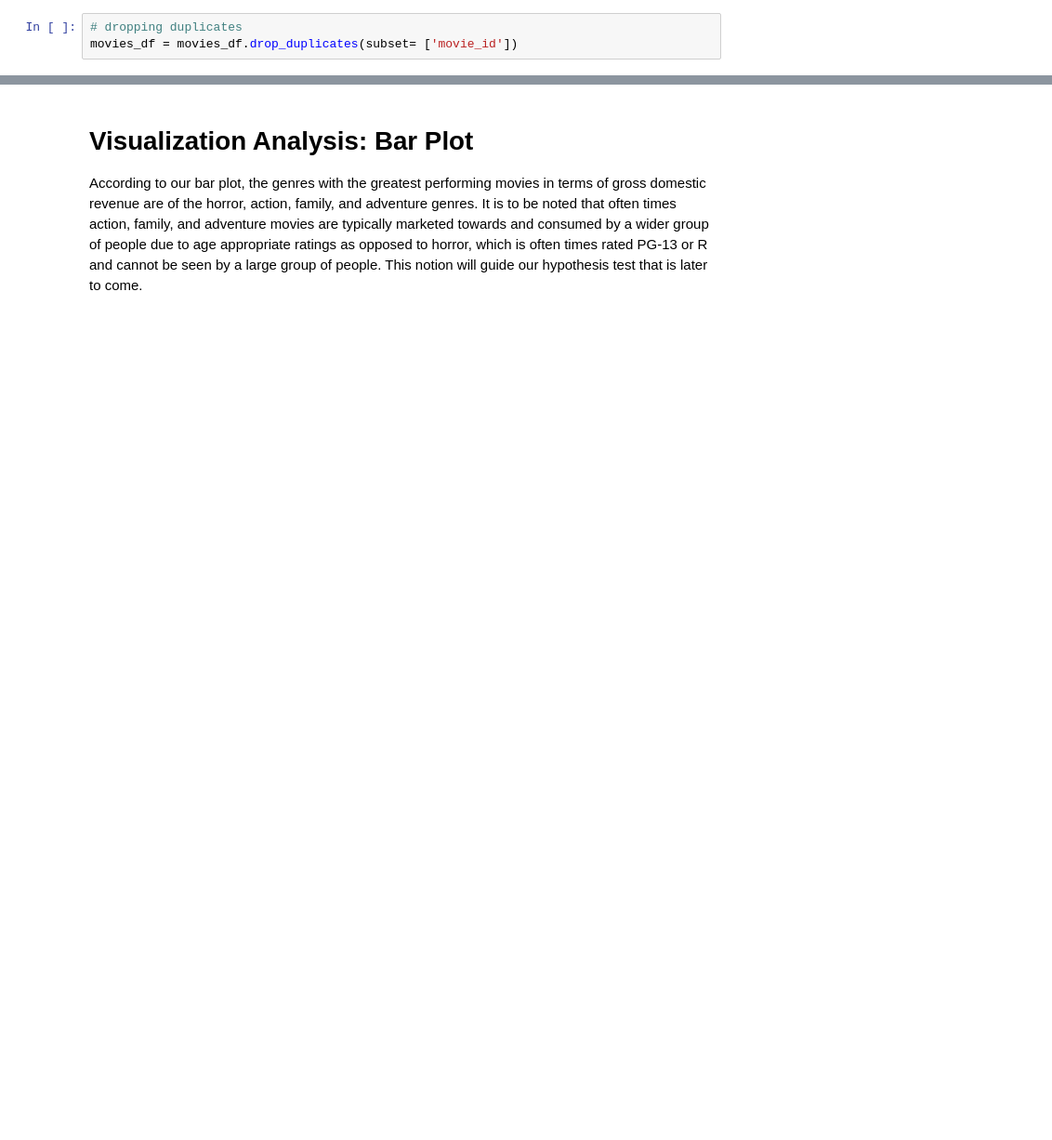
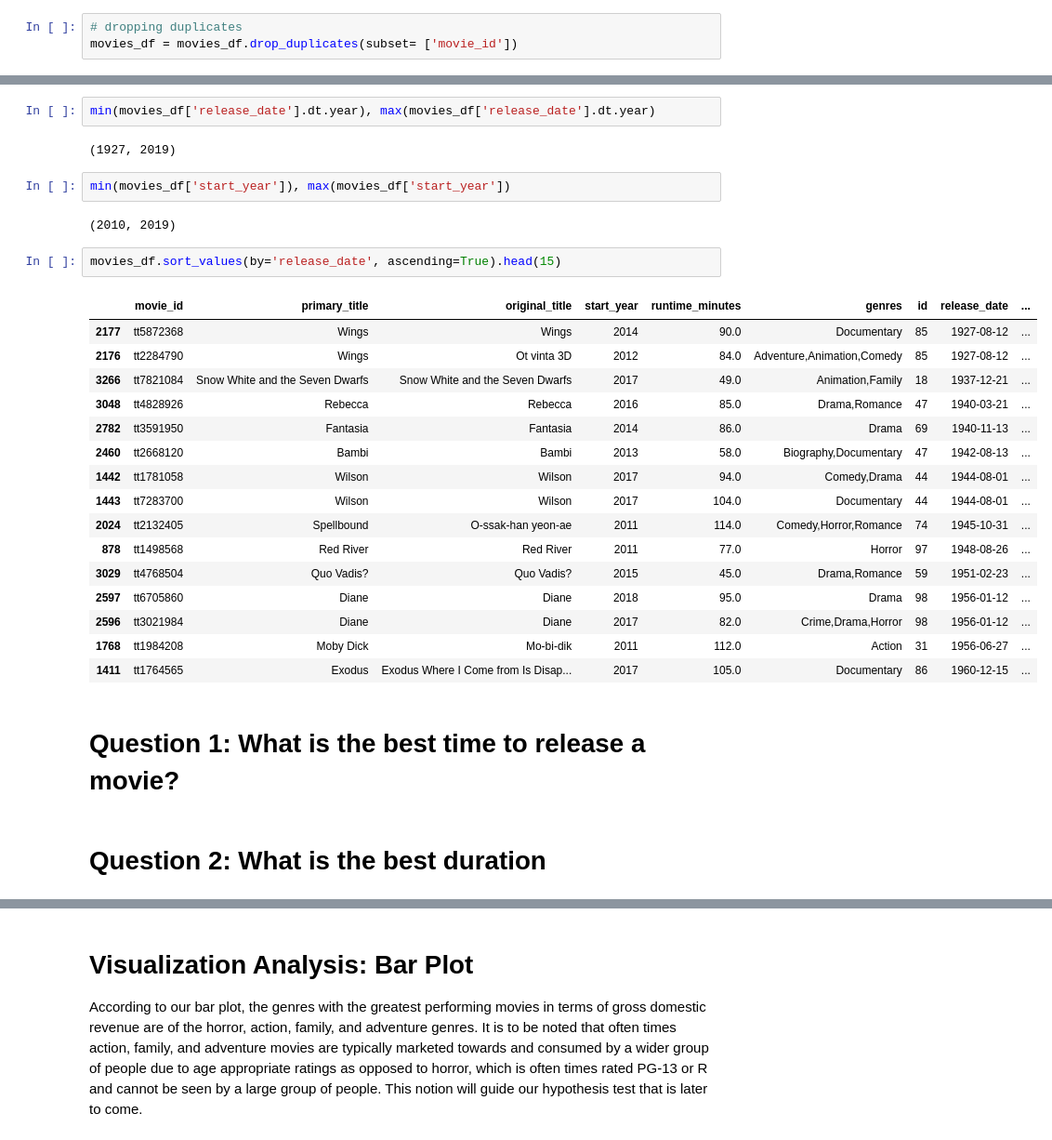
Before and after one commit to harte3/Flatiron-Capstone-Group-2, a Jupyter notebook: Final Notebook.ipynb, the cells around one changed output, grey strips where cells are left out. Shown at 93% size. Saved outputs shown, nothing was run; the diff lists cells and outputs as text; blank space fills up the shorter version.

```diff
--- a/Final Notebook.ipynb
+++ b/Final Notebook.ipynb
@@ -319,3 +319,34 @@ Name: domestic_gross, Length: 3539, dtype: int32
+# %%
+min(movies_df['release_date'].dt.year), max(movies_df['release_date'].dt.year)
+# %% [output]
+(1927, 2019)
+# %%
+min(movies_df['start_year']), max(movies_df['start_year'])
+# %% [output]
+(2010, 2019)
+# %%
+movies_df.sort_values(by='release_date', ascending=True).head(15)
+# %% [output]
+|  | movie_id | primary_title | original_title | start_year | runtime_minutes | genres | id | release_date | ... |
+| 2177 | tt5872368 | Wings | Wings | 2014 | 90.0 | Documentary | 85 | 1927-08-12 | ... |
+| 2176 | tt2284790 | Wings | Ot vinta 3D | 2012 | 84.0 | Adventure,Animation,Comedy | 85 | 1927-08-12 | ... |
+| 3266 | tt7821084 | Snow White and the Seven Dwarfs | Snow White and the Seven Dwarfs | 2017 | 49.0 | Animation,Family | 18 | 1937-12-21 | ... |
+| 3048 | tt4828926 | Rebecca | Rebecca | 2016 | 85.0 | Drama,Romance | 47 | 1940-03-21 | ... |
+| 2782 | tt3591950 | Fantasia | Fantasia | 2014 | 86.0 | Drama | 69 | 1940-11-13 | ... |
+| 2460 | tt2668120 | Bambi | Bambi | 2013 | 58.0 | Biography,Documentary | 47 | 1942-08-13 | ... |
+| 1442 | tt1781058 | Wilson | Wilson | 2017 | 94.0 | Comedy,Drama | 44 | 1944-08-01 | ... |
+| 1443 | tt7283700 | Wilson | Wilson | 2017 | 104.0 | Documentary | 44 | 1944-08-01 | ... |
+| 2024 | tt2132405 | Spellbound | O-ssak-han yeon-ae | 2011 | 114.0 | Comedy,Horror,Romance | 74 | 1945-10-31 | ... |
+| 878 | tt1498568 | Red River | Red River | 2011 | 77.0 | Horror | 97 | 1948-08-26 | ... |
+| 3029 | tt4768504 | Quo Vadis? | Quo Vadis? | 2015 | 45.0 | Drama,Romance | 59 | 1951-02-23 | ... |
+| 2597 | tt6705860 | Diane | Diane | 2018 | 95.0 | Drama | 98 | 1956-01-12 | ... |
+| 2596 | tt3021984 | Diane | Diane | 2017 | 82.0 | Crime,Drama,Horror | 98 | 1956-01-12 | ... |
+| 1768 | tt1984208 | Moby Dick | Mo-bi-dik | 2011 | 112.0 | Action | 31 | 1956-06-27 | ... |
+| 1411 | tt1764565 | Exodus | Exodus Where I Come from Is Disap... | 2017 | 105.0 | Documentary | 86 | 1960-12-15 | ... |
+# %% [markdown]
+# Question 1: What is the best time to release a movie?
+# %% [markdown]
+# Question 2: What is the best duration
 # %%
 # sort data frame to ensure that the visualization is in order
 sorted_movies_df = movies_df.sort_values(['main_genre','domestic_gross'], ascending=True)
```
Also changed, not shown: parts of 85 cells of this notebook.
